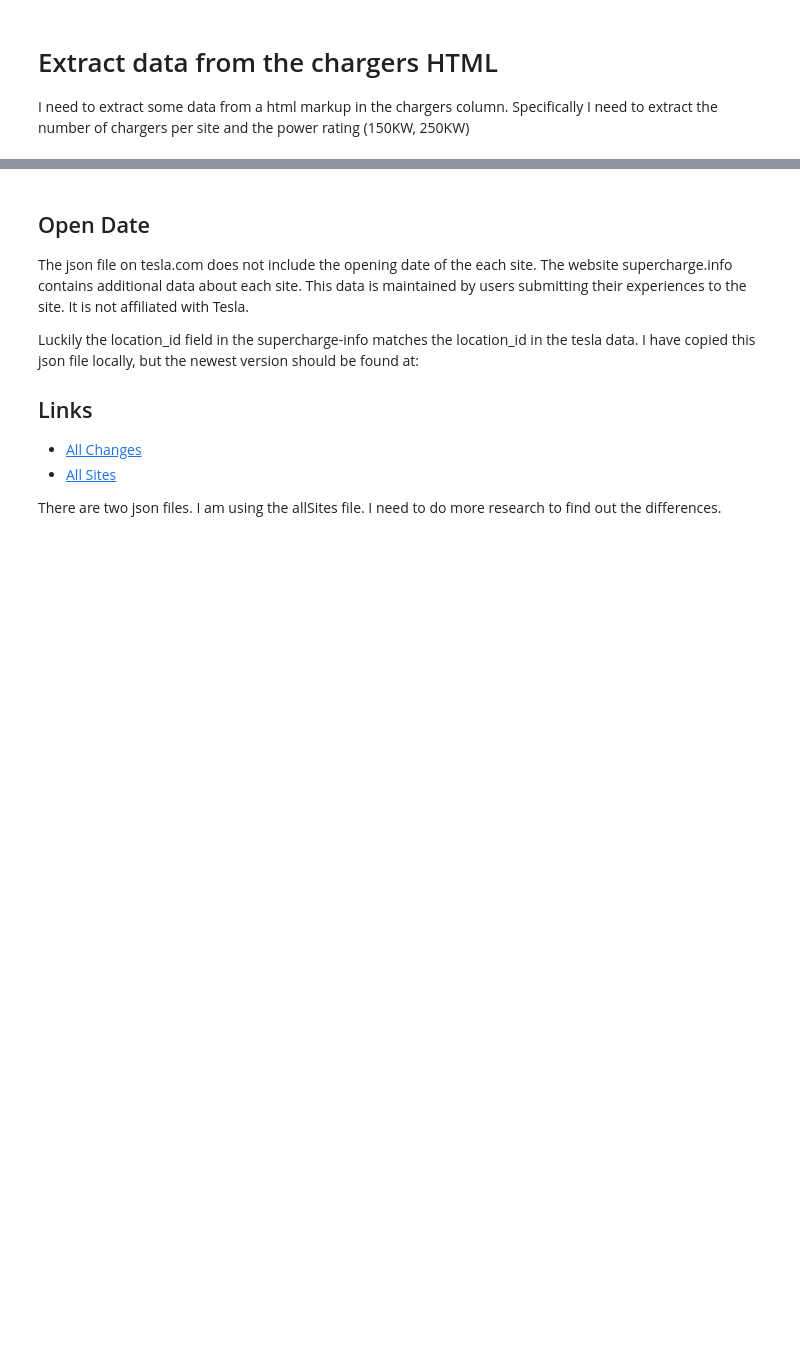
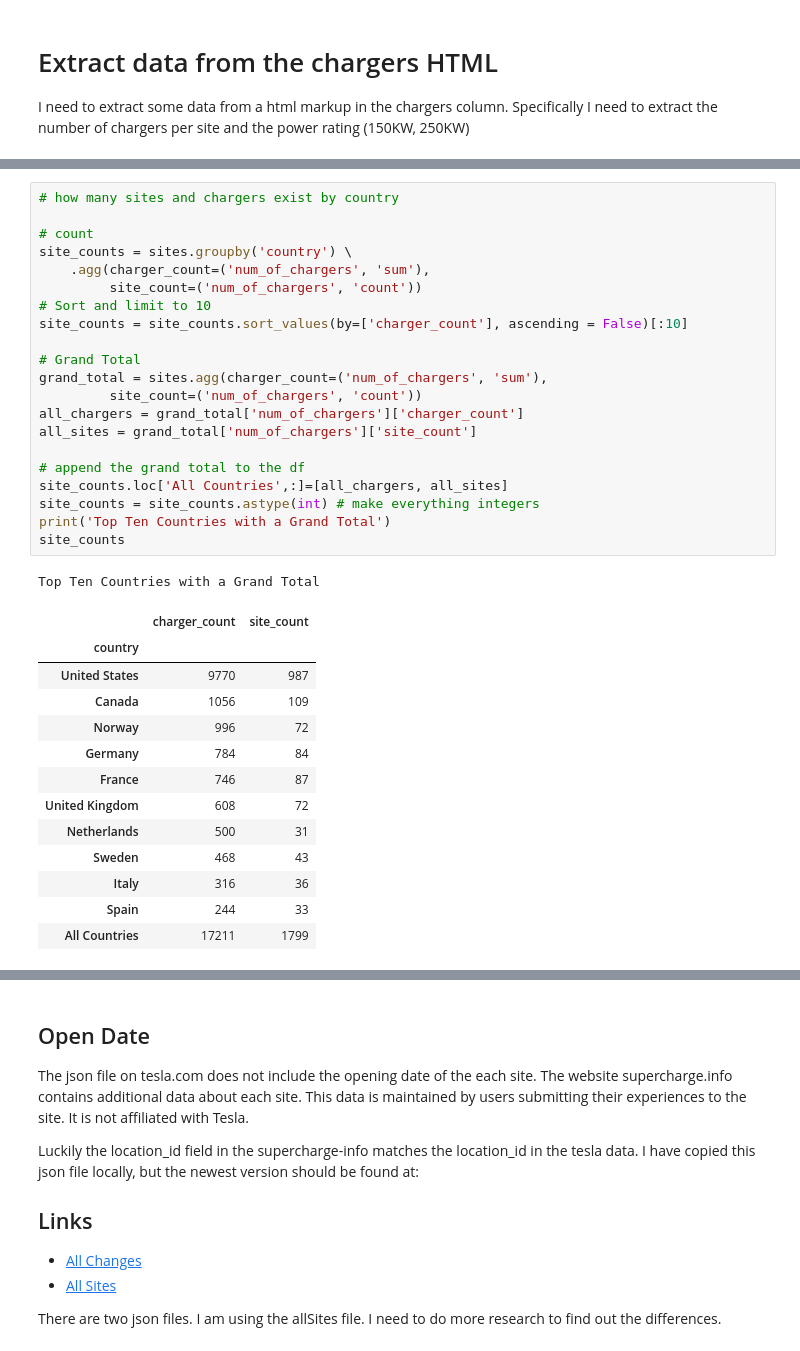
Before and after one commit to jeffkempster/code-louisville-data-science-2, a Jupyter notebook: Tesla Superchargers.ipynb, the cells around one changed output, grey strips where cells are left out. Saved outputs shown, nothing was run; the diff lists cells and outputs as text; blank space fills up the shorter version.

```diff
--- a/Tesla Superchargers.ipynb
+++ b/Tesla Superchargers.ipynb
@@ -152,0 +132,36 @@ us_sites.head()
+# %%
+# how many sites and chargers exist by country
+
+# count
+site_counts = sites.groupby('country') \
+    .agg(charger_count=('num_of_chargers', 'sum'),
+         site_count=('num_of_chargers', 'count'))
+# Sort and limit to 10
+site_counts = site_counts.sort_values(by=['charger_count'], ascending = False)[:10]
+
+# Grand Total
+grand_total = sites.agg(charger_count=('num_of_chargers', 'sum'),
+         site_count=('num_of_chargers', 'count'))
+all_chargers = grand_total['num_of_chargers']['charger_count']
+all_sites = grand_total['num_of_chargers']['site_count']
+
+# append the grand total to the df
+site_counts.loc['All Countries',:]=[all_chargers, all_sites]
+site_counts = site_counts.astype(int) # make everything integers
+print('Top Ten Countries with a Grand Total')
+site_counts
+# %% [output]
+Top Ten Countries with a Grand Total
+|  | charger_count | site_count |
+| country |  |  |
+| United States | 9770 | 987 |
+| Canada | 1056 | 109 |
+| Norway | 996 | 72 |
+| Germany | 784 | 84 |
+| France | 746 | 87 |
+| United Kingdom | 608 | 72 |
+| Netherlands | 500 | 31 |
+| Sweden | 468 | 43 |
+| Italy | 316 | 36 |
+| Spain | 244 | 33 |
+| All Countries | 17211 | 1799 |
```
Also changed, not shown: parts of 10 cells of this notebook, 1 other file.
